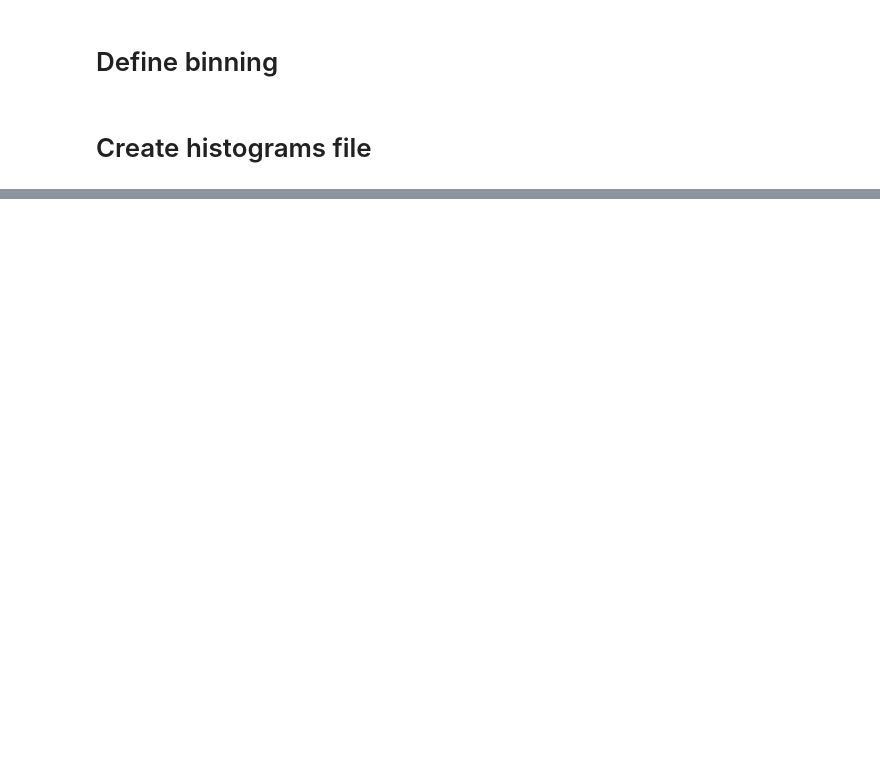
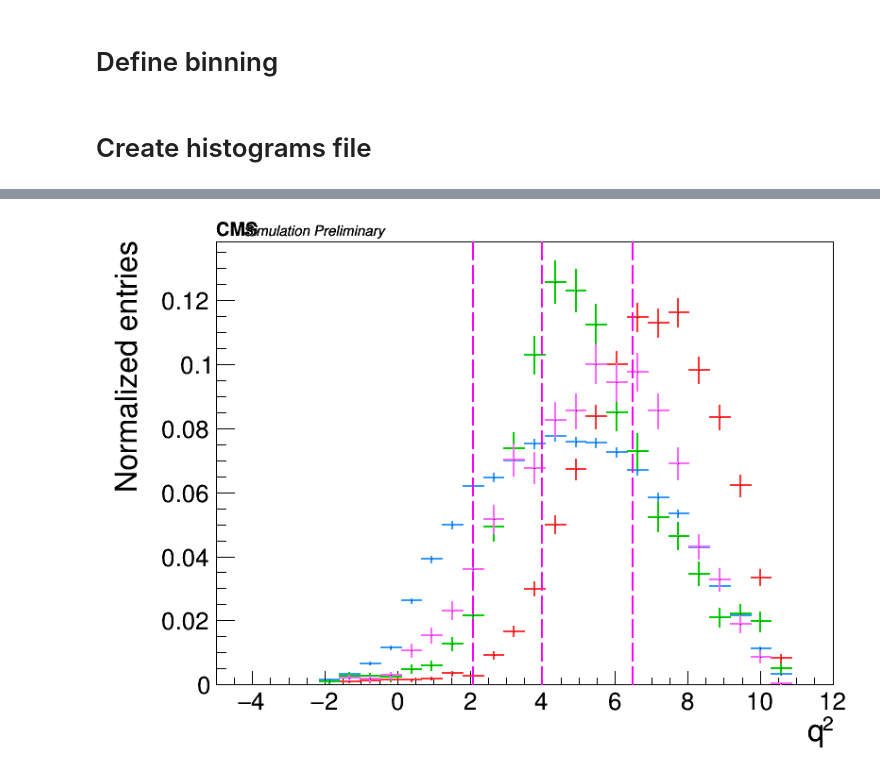
Before and after one commit to ocerri/BPH_RD_Analysis, a Jupyter notebook: plot_scripts/FitDistributionStudy.ipynb, the cells around one changed output, grey strips where cells are left out. Drawn from its saved outputs; the diff is of its cells as text; code cells hidden in the pictures; blank space fills up the shorter version.

```diff
--- a/plot_scripts/FitDistributionStudy.ipynb
+++ b/plot_scripts/FitDistributionStudy.ipynb
@@ -289,33 +307,36 @@ c.SetLogy()
 # %%
 h_l = []
 for n in ['mu', 'tau', 'Hc', 'Dstst']:
     d = dSet[n]
     if n=='Dstst':
         w = None
     else:
         w = cal_pT.f['C'](d['MC_B_pt'])
 
     h = create_TH1D(d['q2'], name='h_q2_'+n, title=n,
-                                    binning=[30, -5, 12],
-                                    opt='underflow,overflow',
-                                    weights=w,
-                                    scale_histo=1./np.sum(w) if not w is None else 1./float(d['MC_B_pt'].shape[0]),
-                                   )
+                    binning=[30, -5, 12],
+                    axis_title=['q^{2}', 'Normalized entries'],
+                    opt='underflow,overflow',
+                    weights=w,
+                    scale_histo=1./np.sum(w) if not w is None else 1./float(d['MC_B_pt'].shape[0]),
+                   )
     h.SetLineColor(colors[n])
     h_l.append(h)
 
 m = SetMaxToMaxHist(h_l)
 c = drawOnCMSCanvas(CMS_lumi, h_l, 'same')
 
 l = rt.TLine()
 l.SetLineColor(6)
 l.SetLineStyle(9)
 l.SetLineWidth(2)
 
 l.DrawLine(2.1, 0, 2.1, m)
 l.DrawLine(4, 0, 4, m)
 l.DrawLine(6.5, 0, 6.5, m)
 c.Draw()
+# %% [output]
+[figure, added]
 # %%
 h_l = []
 for n in ['mu', 'tau', 'Hc', 'Dstst']:
```
Also changed, not shown: parts of 11 cells of this notebook, 8 other files.
